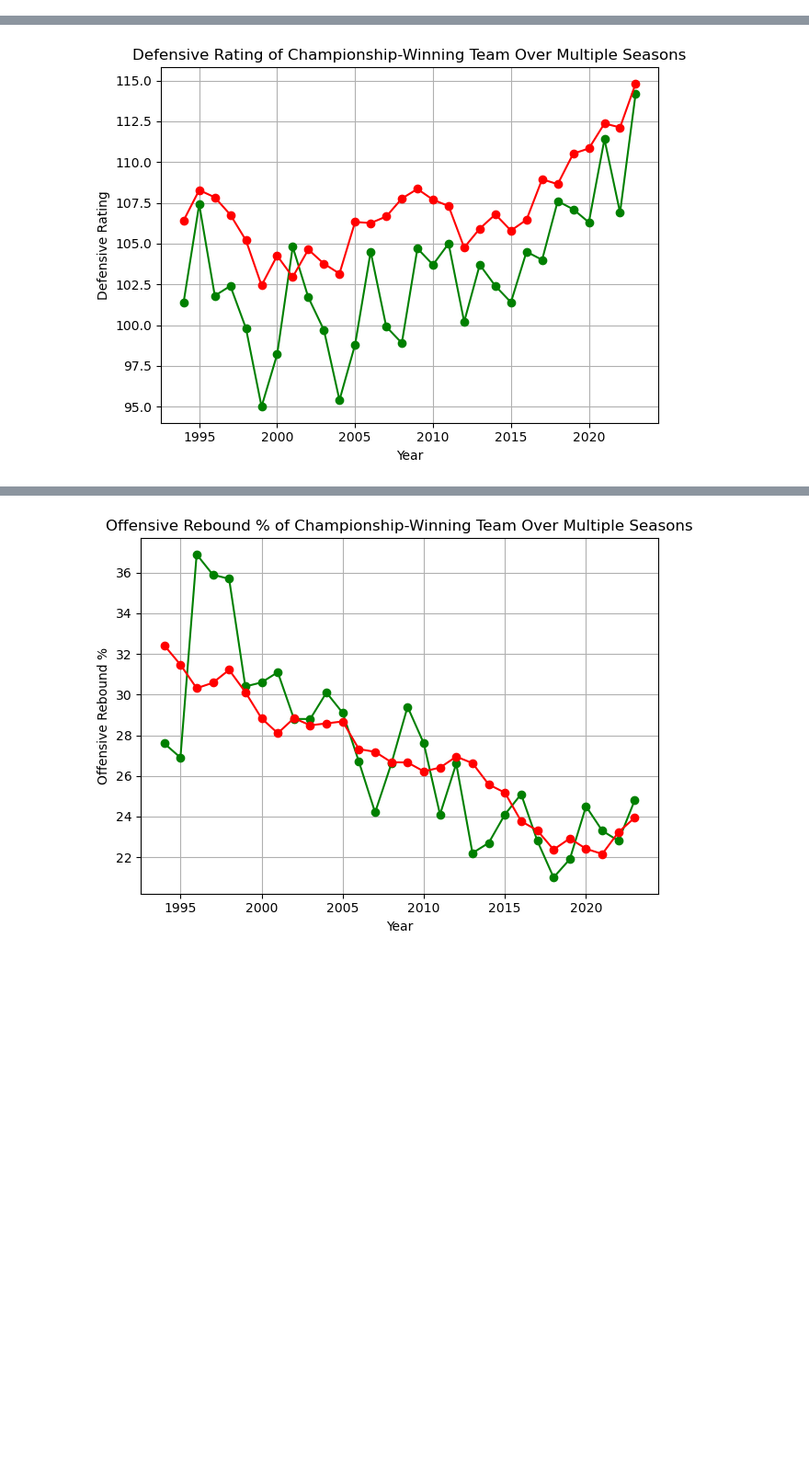
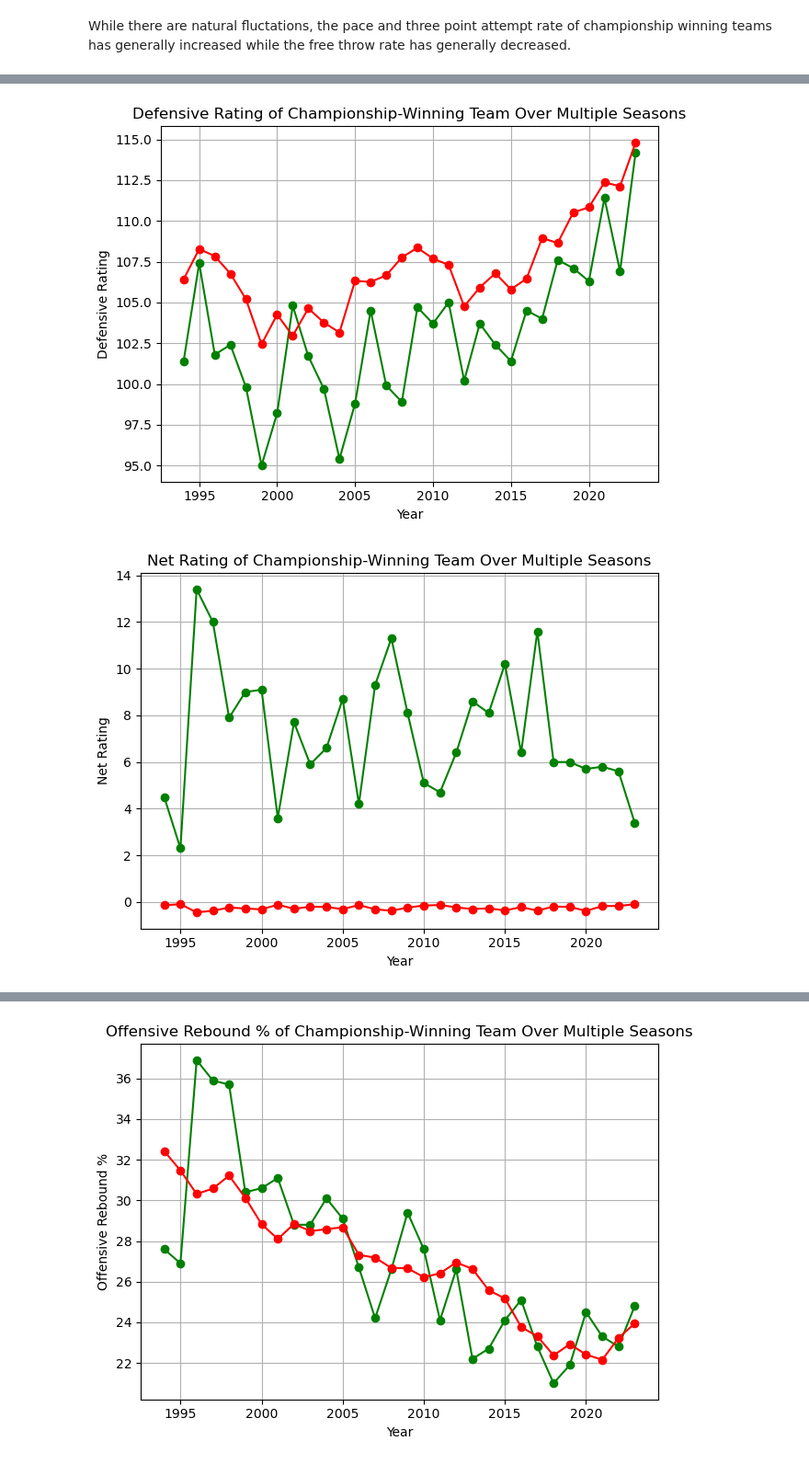
Before and after one commit to amubaraksyed/NBAChampion, a Jupyter notebook: Dylan_Data_Analysis_EDA.ipynb, the cells around one changed output, grey strips where cells are left out. Shown at 92% size. Saved outputs shown, nothing was run; the diff lists cells and outputs as text; code cells hidden in the pictures; blank space fills up the shorter version.

```diff
--- a/Dylan_Data_Analysis_EDA.ipynb
+++ b/Dylan_Data_Analysis_EDA.ipynb
@@ -92,3 +92,5 @@ plt.show()
+# %% [markdown]
+While there are natural fluctations, the pace and three point attempt rate of championship winning teams has generally increased while the free throw rate has generally decreased.
 # %%
 # What are the average statistics (e.g., PPG, DRtg, ORtg) of championship-winning teams compared to non-champions?
 
@@ -118,6 +120,14 @@ for year, df in season_statistics.items():
 non_championship_teams_drtg = {}
 for year, df in season_statistics.items():
     non_championship_teams_drtg[year] = np.mean(df[df['Champion'] != 1]['DRtg'].values)
+
+championship_teams_nrtg = {}
+for year, df in season_statistics.items():
+    championship_teams_nrtg[year] = df[df['Champion'] == 1]['ORtg'].values[0] - df[df['Champion'] == 1]['DRtg'].values[0]
+
+non_championship_teams_nrtg = {}
+for year, df in season_statistics.items():
+    non_championship_teams_nrtg[year] = np.mean(df[df['Champion'] != 1]['ORtg'].values) - np.mean(df[df['Champion'] != 1]['DRtg'].values)
 
 years = list(championship_teams_ppg.keys())
 ppg = list(championship_teams_ppg.values())
@@ -134,30 +144,44 @@ plt.show()
 
 years = list(championship_teams_ortg.keys())
 ortg = list(championship_teams_ortg.values())
 ortg2 = list(non_championship_teams_ortg.values())
 
 plt.plot(years, ortg, marker='o', linestyle='-', color='green')
 plt.plot(years, ortg2, marker='o', linestyle='-', color='red')
 plt.title('Offensive Rating of Championship-Winning Team Over Multiple Seasons')
 plt.xlabel('Year')
 plt.ylabel('Offensive Rating')
 plt.grid(True)
 plt.tight_layout()
 plt.show()
 
 years = list(championship_teams_drtg.keys())
 drtg = list(championship_teams_drtg.values())
 drtg2 = list(non_championship_teams_drtg.values())
 
 plt.plot(years, drtg, marker='o', linestyle='-', color='green')
 plt.plot(years, drtg2, marker='o', linestyle='-', color='red')
 plt.title('Defensive Rating of Championship-Winning Team Over Multiple Seasons')
 plt.xlabel('Year')
 plt.ylabel('Defensive Rating')
 plt.grid(True)
 plt.tight_layout()
 plt.show()
+
+years = list(championship_teams_nrtg.keys())
+nrtg = list(championship_teams_nrtg.values())
+nrtg2 = list(non_championship_teams_nrtg.values())
+
+plt.plot(years, nrtg, marker='o', linestyle='-', color='green')
+plt.plot(years, nrtg2, marker='o', linestyle='-', color='red')
+plt.title('Net Rating of Championship-Winning Team Over Multiple Seasons')
+plt.xlabel('Year')
+plt.ylabel('Net Rating')
+plt.grid(True)
+plt.tight_layout()
+plt.show()
 # %% [output]
 [figure]
 [figure]
 [figure]
+[figure, added]
```
Also changed, not shown: parts of 9 cells of this notebook.
